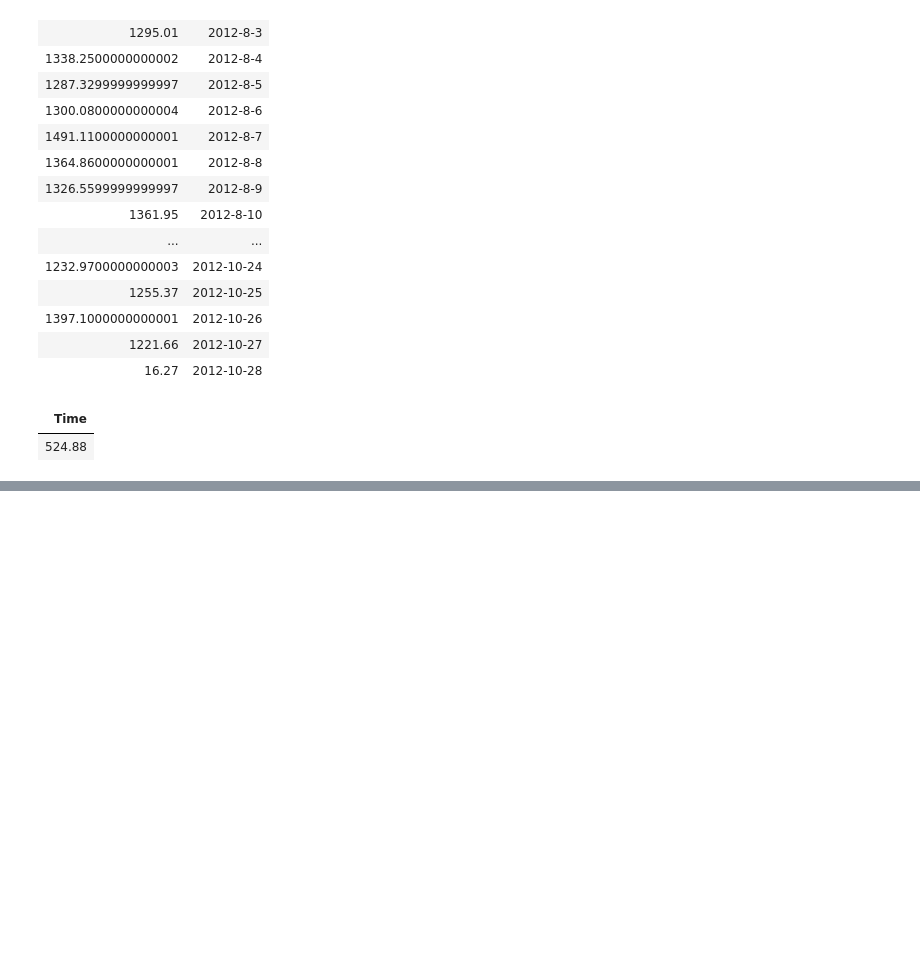
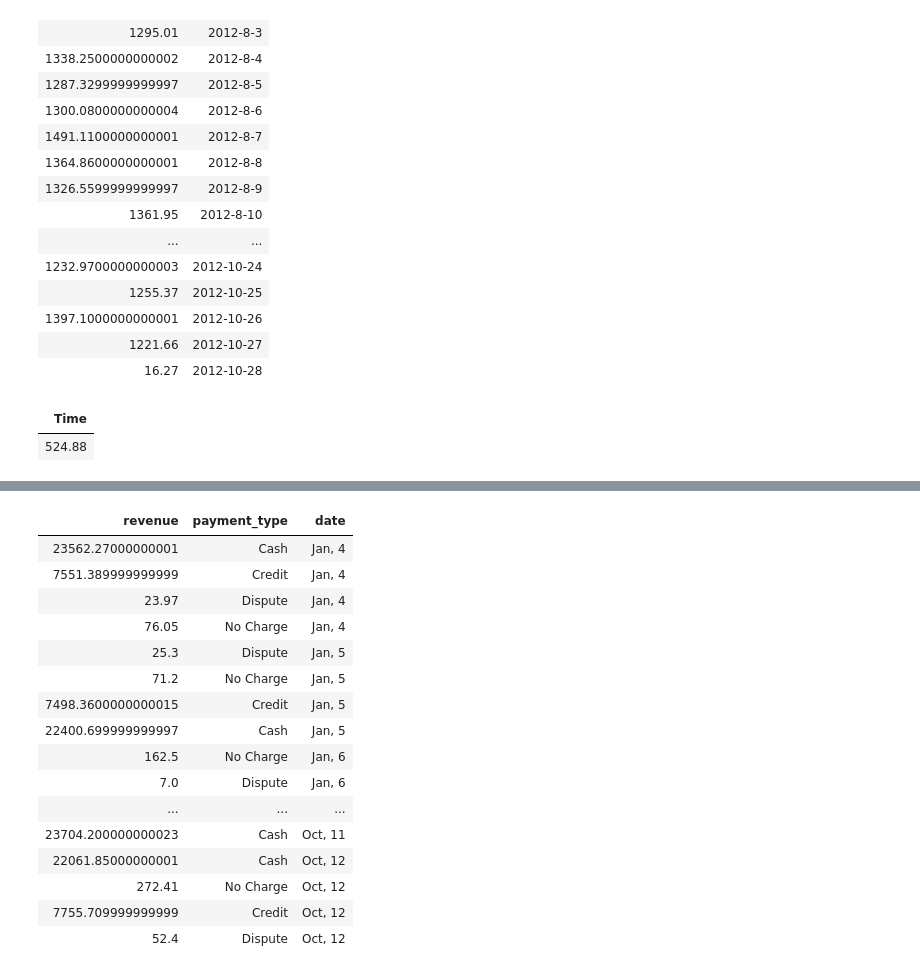
Before and after one commit to DourivalPimentel/nyctaxitrips, a Jupyter notebook: src/NY Taxi Trips Analysis.ipynb, the cells around one changed output, grey strips where cells are left out. Drawn from its saved outputs; the diff is of its cells as text; code cells hidden in the pictures; blank space fills up the shorter version.

```diff
--- a/src/NY Taxi Trips Analysis.ipynb
+++ b/src/NY Taxi Trips Analysis.ipynb
@@ -31,7 +31,7 @@ display(dbutils.fs.ls("/mnt/{}/".format(MOUNT_NAME)))
 # %%
 # Payments table
 
-payments = spark.read.csv('/mnt/{}/data-payment_lookup-csv.csv'.format(MOUNT_NAME), header=True)
+payments = spark.read.csv('/data/{}/data-payment_lookup-csv.csv'.format(MOUNT_NAME), header=True)
 payments.createOrReplaceTempView("payments")
 display(payments.select("*").limit(10))
 # %% [output]
@@ -226,6 +228,9 @@ streamingInputDF.createOrReplaceTempView("{}".format(MOUNT_NAME))
 [interactive output not drawn]
 # %%
 %sql
+
+/* Grouping streamed data by payment type according payments table and by date to analyze the revenue */
+
 SELECT
   sum(total_amount) as revenue,
   payments.B as payment_type,
@@ -238,0 +243,17 @@ ORDER BY month(dropoff_datetime), dayofmonth(dropoff_datetime)
+| revenue | payment_type | date |
+| 23562.27000000001 | Cash | Jan, 4 |
+| 7551.389999999999 | Credit | Jan, 4 |
+| 23.97 | Dispute | Jan, 4 |
+| 76.05 | No Charge | Jan, 4 |
+| 25.3 | Dispute | Jan, 5 |
+| 71.2 | No Charge | Jan, 5 |
+| 7498.3600000000015 | Credit | Jan, 5 |
+| 22400.699999999997 | Cash | Jan, 5 |
+| 162.5 | No Charge | Jan, 6 |
+| 7.0 | Dispute | Jan, 6 |
+| ... | ... | ... |
+| 23704.200000000023 | Cash | Oct, 11 |
+| 22061.85000000001 | Cash | Oct, 12 |
+| 272.41 | No Charge | Oct, 12 |
+| 7755.709999999999 | Credit | Oct, 12 |
+| 52.4 | Dispute | Oct, 12 |
```
Also changed, not shown: parts of 7 cells of this notebook.
